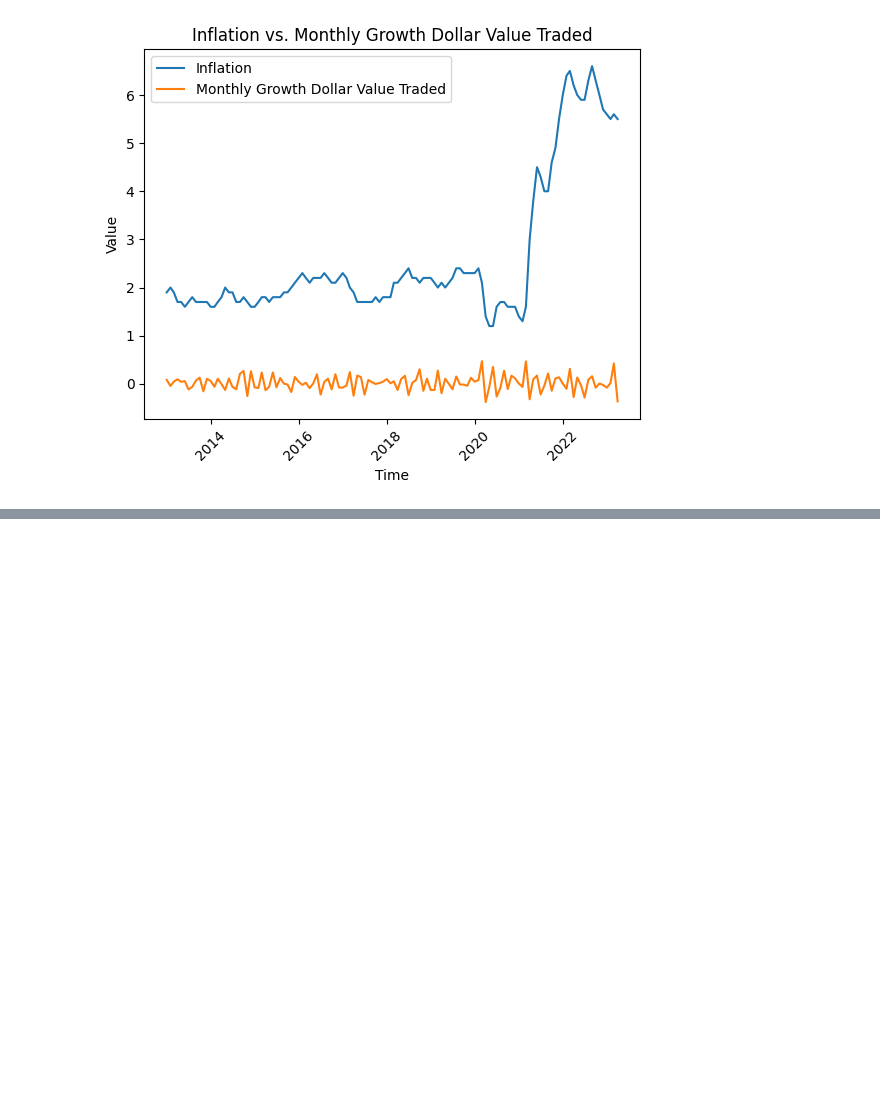
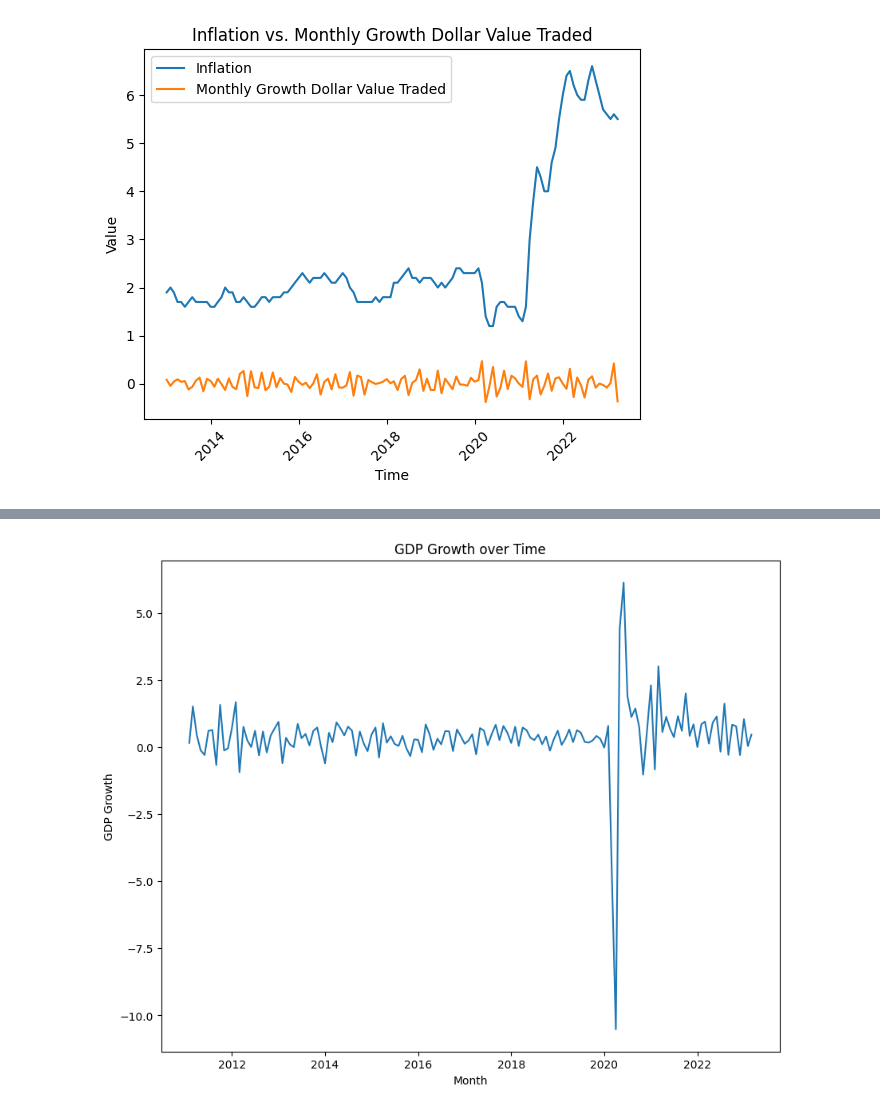
Before and after one commit to glomanu/TMDLGroupProject, a Jupyter notebook: Project.ipynb, the cells around one changed output, grey strips where cells are left out. Saved outputs shown, nothing was run; the diff lists cells and outputs as text; code cells hidden in the pictures; blank space fills up the shorter version.

```diff
--- a/Project.ipynb
+++ b/Project.ipynb
@@ -294,4 +293,4 @@ import random
 import pandas as pd
 import csv
 from google.colab import files
-#nyse_inflation = d.read_excel("nyse_inflation_final.xlsx")
+nyse_inflation = pd.read_excel("nyse_inflation_final.xlsx")
@@ -315,0 +299,14 @@ from google.colab import files
+# %%
+#Download the GDP dataset
+df_gdp = pd.read_excel("US-Monthly-GDP-History-Data.xlsx", sheet_name="Data")
+
+#From Nominal GDP calculate GDP Growth (in %)
+growth = []
+for i in range(len(df_gdp)):
+  if i == 0:
+    growth.append("No Val")
+  else:
+    growth.append(((df_gdp.iloc[i,1]/df_gdp.iloc[i-1,1])-1)*100)
+
+df_gdp['Monthly Nominal GDP Growth'] = growth
+print(df_gdp)
@@ -315,0 +331,12 @@ from google.colab import files
+# %%
+#Choose data from Feb 2011
+# df_gdp[df_gdp['Unnamed: 0'] == '2011 - Jan']   -->  228
+df_gdp = df_gdp[229:]
+
+#Add them to nyse_inflation (and reset index of it)
+df_gdp = df_gdp.reset_index(drop=True)
+nyse_inflation = nyse_inflation.reset_index(drop=True)
+nyse_inflation['Monthly Nominal GDP Growth'] = df_gdp['Monthly Nominal GDP Growth']
+nyse_gdp = nyse_inflation
+print(nyse_gdp)
+#2 Values missing (04/2023 onwards)...exlude them from the whole dataset?
@@ -315,0 +361,10 @@ from google.colab import files
+# %%
+#Plot GDP Growth
+plt.figure(figsize=(10, 8))
+plt.plot(nyse_gdp["Month"], nyse_gdp["Monthly Nominal GDP Growth"])
+plt.title("GDP Growth over Time")
+plt.xlabel("Month")
+plt.ylabel("GDP Growth")
+plt.show()
+# %% [output]
+[figure, added]
```
Also changed, not shown: parts of 6 cells of this notebook.
